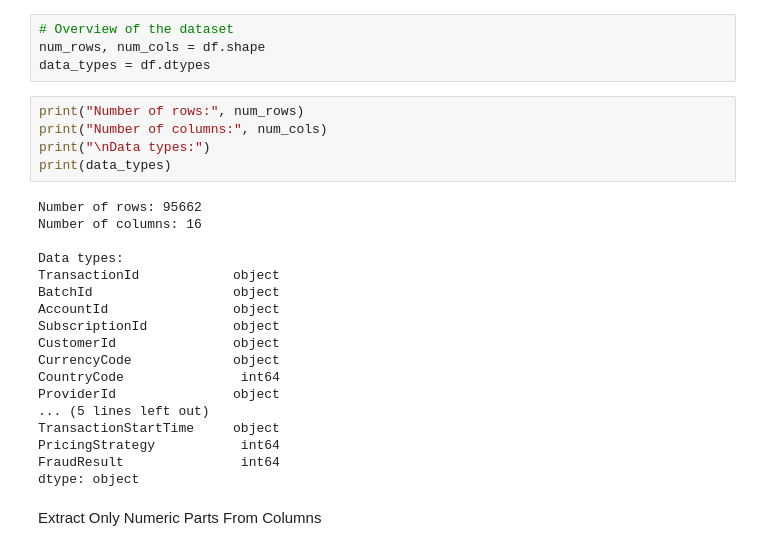
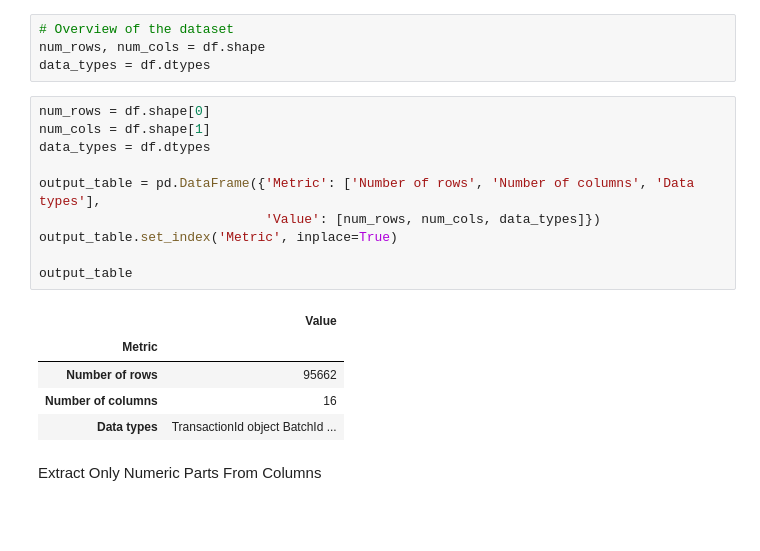
Before and after one commit to jodahe1/Bati-Bank, a Jupyter notebook: e.ipynb, the cells around one changed output. Saved outputs shown, nothing was run; the diff lists cells and outputs as text; blank space fills up the shorter version.

```diff
--- a/e.ipynb
+++ b/e.ipynb
@@ -9,29 +9,22 @@ df = pd.read_csv("data/data.csv")
 # Overview of the dataset
 num_rows, num_cols = df.shape
 data_types = df.dtypes
-# %%
-print("Number of rows:", num_rows)
-print("Number of columns:", num_cols)
-print("\nData types:")
-print(data_types)
-# %% [output]
-Number of rows: 95662
-Number of columns: 16
-
-Data types:
-TransactionId            object
-BatchId                  object
-AccountId                object
-SubscriptionId           object
-CustomerId               object
-CurrencyCode             object
-CountryCode               int64
-ProviderId               object
-... (5 lines left out)
-TransactionStartTime     object
-PricingStrategy           int64
-FraudResult               int64
-dtype: object
+# %%
+num_rows = df.shape[0]
+num_cols = df.shape[1]
+data_types = df.dtypes
+
+output_table = pd.DataFrame({'Metric': ['Number of rows', 'Number of columns', 'Data types'],
+                             'Value': [num_rows, num_cols, data_types]})
+output_table.set_index('Metric', inplace=True)
+
+output_table
+# %% [output]
+|  | Value |
+| Metric |  |
+| Number of rows | 95662 |
+| Number of columns | 16 |
+| Data types | TransactionId object BatchId ... |
 # %% [markdown]
 Extract Only Numeric Parts From Columns
 # %%
```
Also changed, not shown: parts of 1 cell of this notebook, 1 other file.
